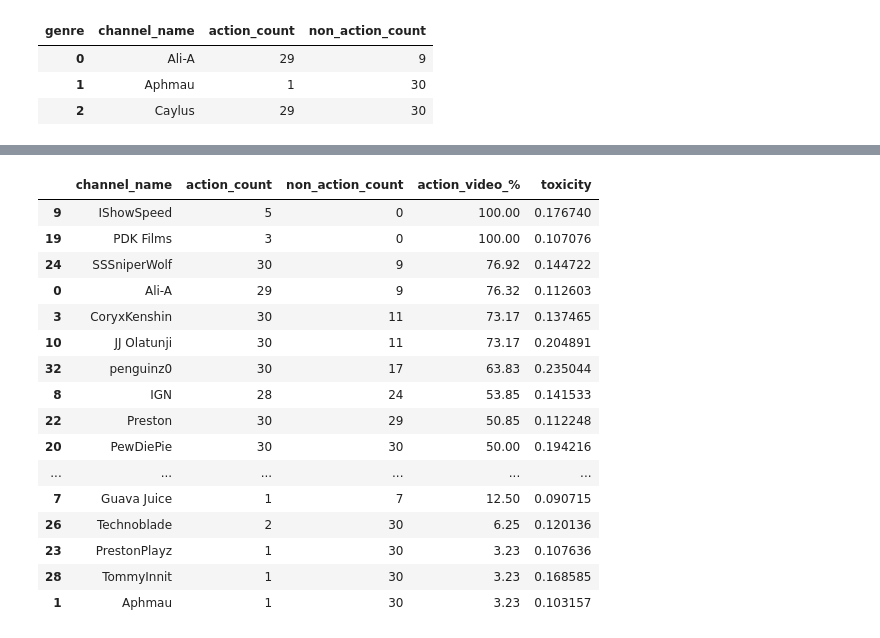
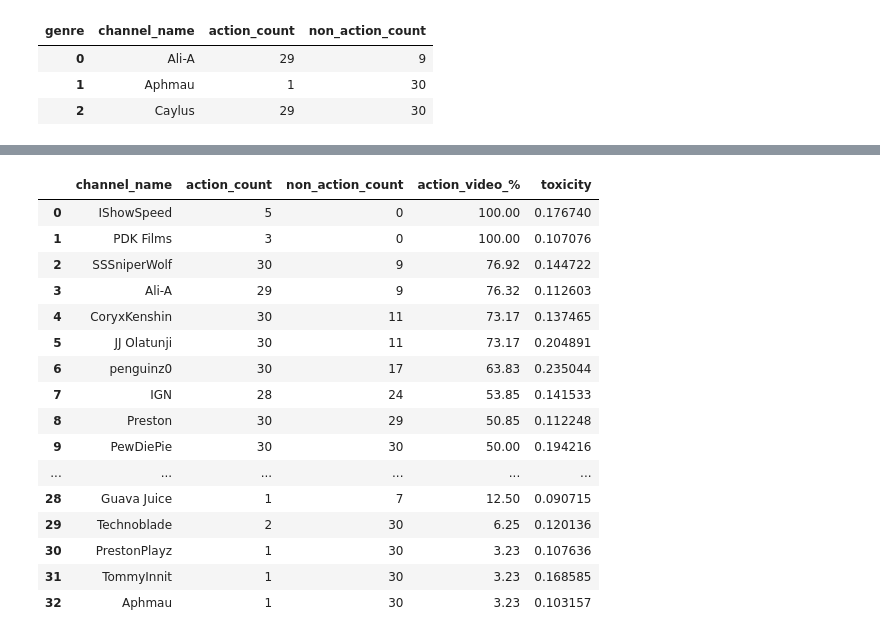
Before and after one commit to IMT-547-Team-1/YouTube-Toxic-Comments, a Jupyter notebook: Analysis/01 Analysis.ipynb, the cells around one changed output, grey strips where cells are left out. Cells and saved outputs as stored; diff of their text form; code cells hidden in the pictures.

```diff
--- a/Analysis/01 Analysis.ipynb
+++ b/Analysis/01 Analysis.ipynb
@@ -135,22 +139,24 @@ count_vid_by_channel_genre['action_video_%'] = round(100*(count_vid_by_channel_g
 # %%
 count_vid_by_channel_genre = count_vid_by_channel_genre.merge(channel_toxicity['toxicity'], left_on= 'channel_name', right_index=True,how = 'left')
 # %%
-count_vid_by_channel_genre.sort_values(by = 'action_video_%', ascending = False)
+count_vid_by_channel_genre = count_vid_by_channel_genre.sort_values(by = 'action_video_%', ascending = False).reset_index(drop = True)
-# %% [output]
-|  | channel_name | action_count | non_action_count | action_video_% | toxicity |
-| 9 | IShowSpeed | 5 | 0 | 100.00 | 0.176740 |
-| 19 | PDK Films | 3 | 0 | 100.00 | 0.107076 |
-| 24 | SSSniperWolf | 30 | 9 | 76.92 | 0.144722 |
-| 0 | Ali-A | 29 | 9 | 76.32 | 0.112603 |
-| 3 | CoryxKenshin | 30 | 11 | 73.17 | 0.137465 |
-| 10 | JJ Olatunji | 30 | 11 | 73.17 | 0.204891 |
-| 32 | penguinz0 | 30 | 17 | 63.83 | 0.235044 |
-| 8 | IGN | 28 | 24 | 53.85 | 0.141533 |
-| 22 | Preston | 30 | 29 | 50.85 | 0.112248 |
-| 20 | PewDiePie | 30 | 30 | 50.00 | 0.194216 |
-| ... | ... | ... | ... | ... | ... |
-| 7 | Guava Juice | 1 | 7 | 12.50 | 0.090715 |
-| 26 | Technoblade | 2 | 30 | 6.25 | 0.120136 |
-| 23 | PrestonPlayz | 1 | 30 | 3.23 | 0.107636 |
-| 28 | TommyInnit | 1 | 30 | 3.23 | 0.168585 |
-| 1 | Aphmau | 1 | 30 | 3.23 | 0.103157 |
+# %%
+count_vid_by_channel_genre
+# %% [output]
+|  | channel_name | action_count | non_action_count | action_video_% | toxicity |
+| 0 | IShowSpeed | 5 | 0 | 100.00 | 0.176740 |
+| 1 | PDK Films | 3 | 0 | 100.00 | 0.107076 |
+| 2 | SSSniperWolf | 30 | 9 | 76.92 | 0.144722 |
+| 3 | Ali-A | 29 | 9 | 76.32 | 0.112603 |
+| 4 | CoryxKenshin | 30 | 11 | 73.17 | 0.137465 |
+| 5 | JJ Olatunji | 30 | 11 | 73.17 | 0.204891 |
+| 6 | penguinz0 | 30 | 17 | 63.83 | 0.235044 |
+| 7 | IGN | 28 | 24 | 53.85 | 0.141533 |
+| 8 | Preston | 30 | 29 | 50.85 | 0.112248 |
+| 9 | PewDiePie | 30 | 30 | 50.00 | 0.194216 |
+| ... | ... | ... | ... | ... | ... |
+| 28 | Guava Juice | 1 | 7 | 12.50 | 0.090715 |
+| 29 | Technoblade | 2 | 30 | 6.25 | 0.120136 |
+| 30 | PrestonPlayz | 1 | 30 | 3.23 | 0.107636 |
+| 31 | TommyInnit | 1 | 30 | 3.23 | 0.168585 |
+| 32 | Aphmau | 1 | 30 | 3.23 | 0.103157 |
```
Also changed, not shown: parts of 6 cells of this notebook, 29 other files.
